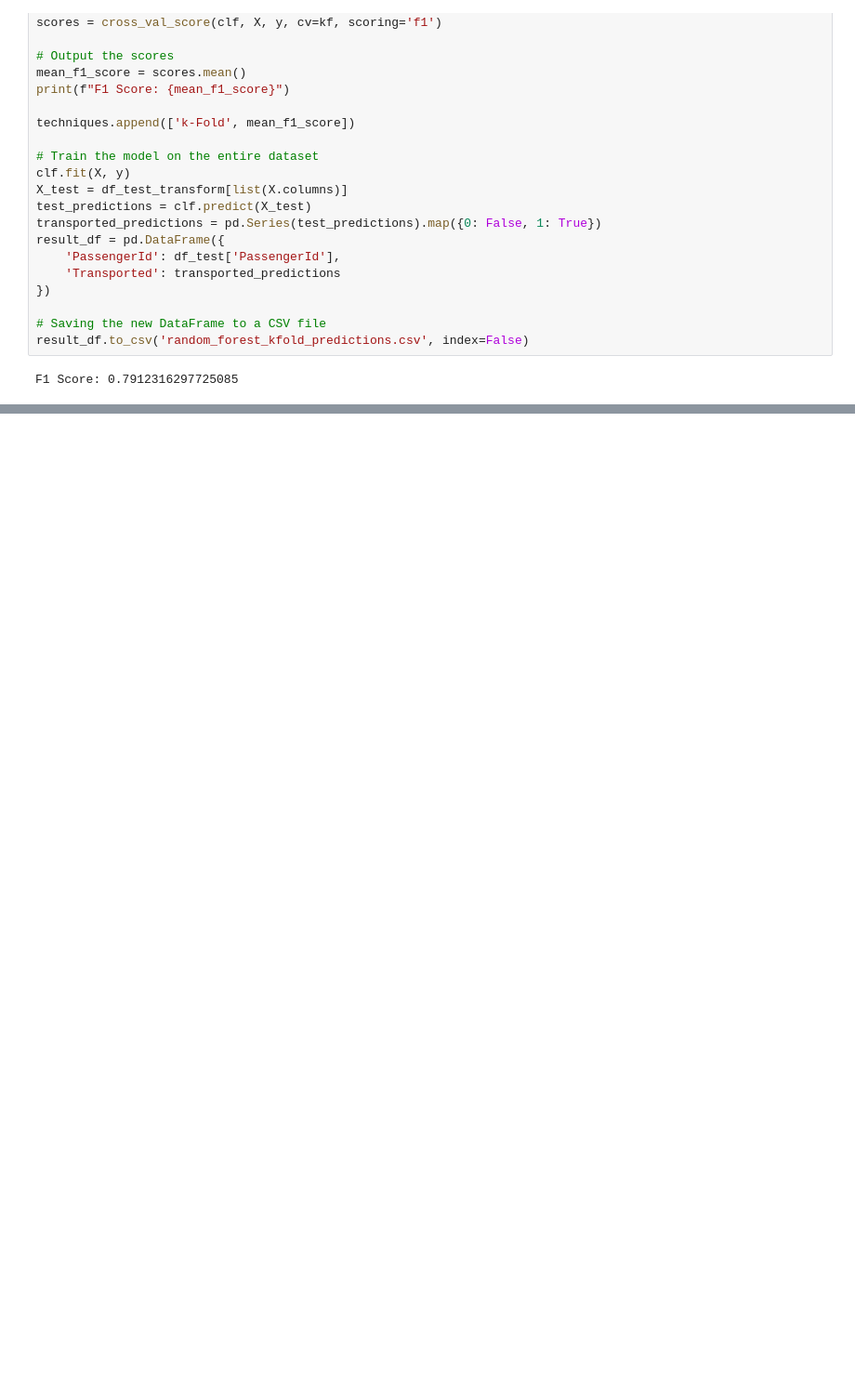
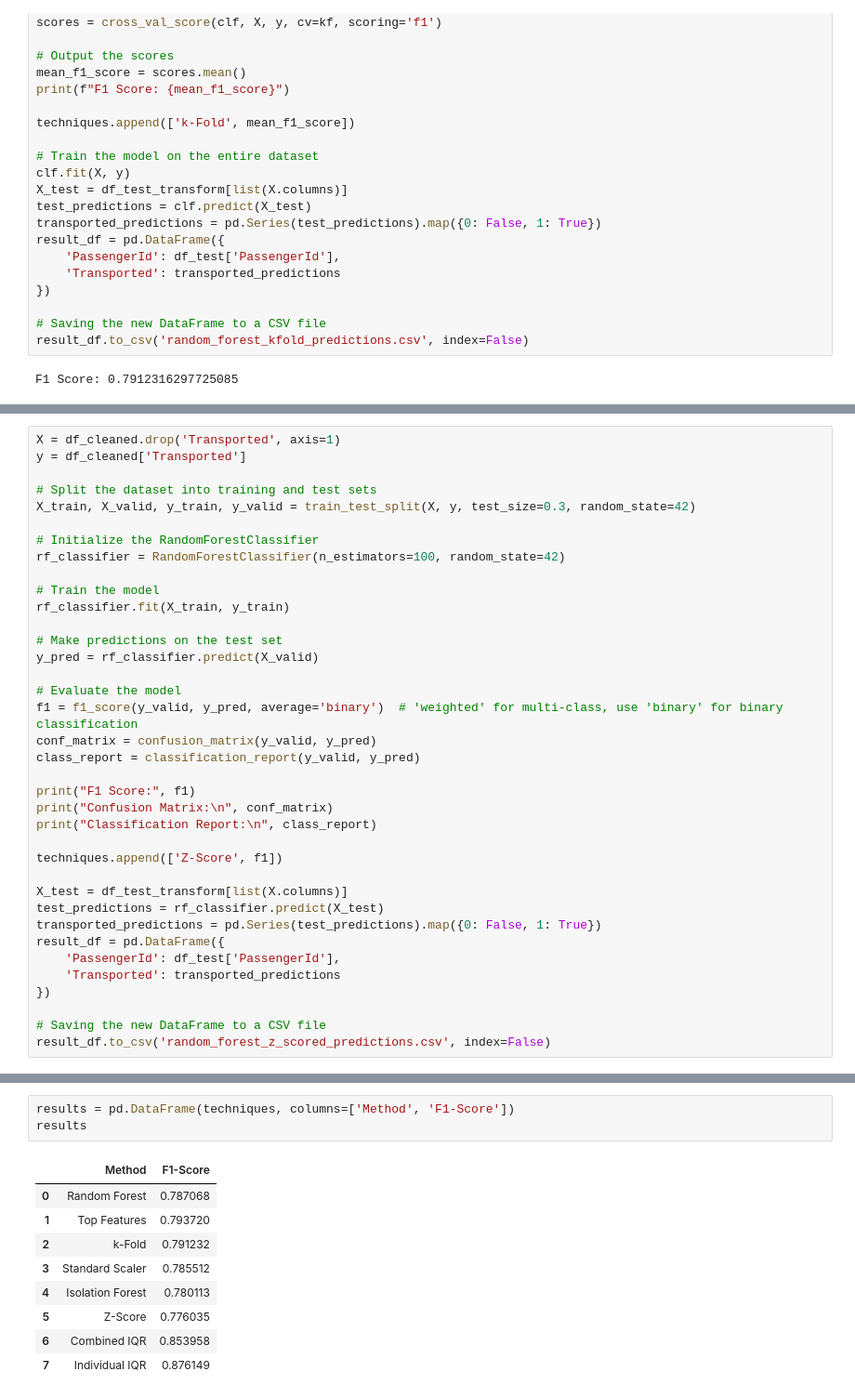
Before and after one commit to 7PAM2015-0509-2023TEAM1/Kaggle-Challenge, a Jupyter notebook: Kaggle_Challenge.ipynb, the cells around one changed output, grey strips where cells are left out. Shown: that part at 93% size. Cells and saved outputs as stored; diff of their text form; blank space fills up the shorter version.

```diff
--- a/Kaggle_Challenge.ipynb
+++ b/Kaggle_Challenge.ipynb
@@ -779,0 +928,37 @@ F1 Score: 0.7912316297725085
+# %%
+X = df_cleaned.drop('Transported', axis=1)
+y = df_cleaned['Transported']
+
+# Split the dataset into training and test sets
+X_train, X_valid, y_train, y_valid = train_test_split(X, y, test_size=0.3, random_state=42)
+
+# Initialize the RandomForestClassifier
+rf_classifier = RandomForestClassifier(n_estimators=100, random_state=42)
+
+# Train the model
+rf_classifier.fit(X_train, y_train)
+
+# Make predictions on the test set
+y_pred = rf_classifier.predict(X_valid)
+
+# Evaluate the model
+f1 = f1_score(y_valid, y_pred, average='binary')  # 'weighted' for multi-class, use 'binary' for binary classification
+conf_matrix = confusion_matrix(y_valid, y_pred)
+class_report = classification_report(y_valid, y_pred)
+
+print("F1 Score:", f1)
+print("Confusion Matrix:\n", conf_matrix)
+print("Classification Report:\n", class_report)
+
+techniques.append(['Z-Score', f1])
+
+X_test = df_test_transform[list(X.columns)]
+test_predictions = rf_classifier.predict(X_test)
+transported_predictions = pd.Series(test_predictions).map({0: False, 1: True})
+result_df = pd.DataFrame({
+    'PassengerId': df_test['PassengerId'],
+    'Transported': transported_predictions
+})
+
+# Saving the new DataFrame to a CSV file
+result_df.to_csv('random_forest_z_scored_predictions.csv', index=False)
@@ -779,0 +1153,13 @@ F1 Score: 0.7912316297725085
+# %%
+results = pd.DataFrame(techniques, columns=['Method', 'F1-Score'])
+results
+# %% [output]
+|  | Method | F1-Score |
+| 0 | Random Forest | 0.787068 |
+| 1 | Top Features | 0.793720 |
+| 2 | k-Fold | 0.791232 |
+| 3 | Standard Scaler | 0.785512 |
+| 4 | Isolation Forest | 0.780113 |
+| 5 | Z-Score | 0.776035 |
+| 6 | Combined IQR | 0.853958 |
+| 7 | Individual IQR | 0.876149 |
```
Also changed, not shown: parts of 20 cells of this notebook.
